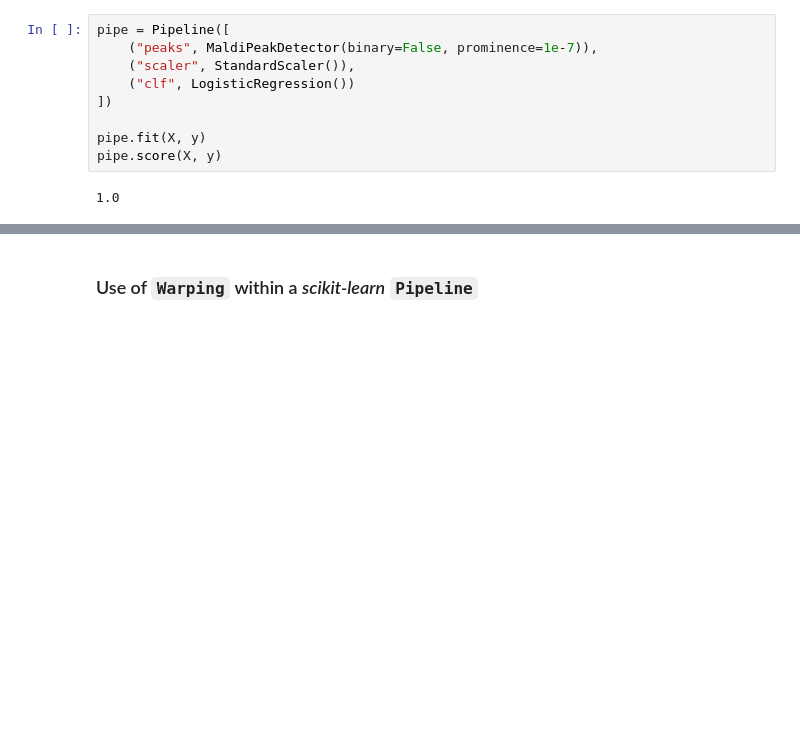
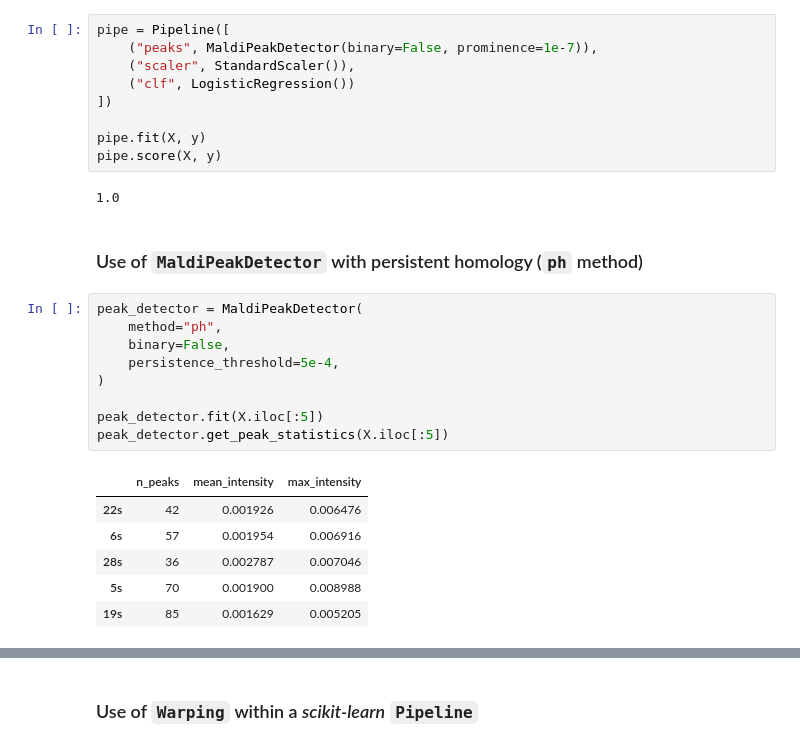
Before and after one commit to EttoreRocchi/MaldiAMRKit, a Jupyter notebook: docs/quick_guide.ipynb, the cells around one changed output, grey strips where cells are left out. Saved outputs shown, nothing was run; the diff lists cells and outputs as text; blank space fills up the shorter version.

```diff
--- a/docs/quick_guide.ipynb
+++ b/docs/quick_guide.ipynb
@@ -135,3 +141,21 @@ pipe.fit(X, y)
 pipe.score(X, y)
 # %% [output]
 1.0
+# %% [markdown]
+### Use of `MaldiPeakDetector` with persistent homology (`ph` method)
+# %%
+peak_detector = MaldiPeakDetector(
+    method="ph",
+    binary=False,
+    persistence_threshold=5e-4,
+)
+
+peak_detector.fit(X.iloc[:5])
+peak_detector.get_peak_statistics(X.iloc[:5])
+# %% [output]
+|  | n_peaks | mean_intensity | max_intensity |
+| 22s | 42 | 0.001926 | 0.006476 |
+| 6s | 57 | 0.001954 | 0.006916 |
+| 28s | 36 | 0.002787 | 0.007046 |
+| 5s | 70 | 0.001900 | 0.008988 |
+| 19s | 85 | 0.001629 | 0.005205 |
```
Also changed, not shown: parts of 3 cells of this notebook.
